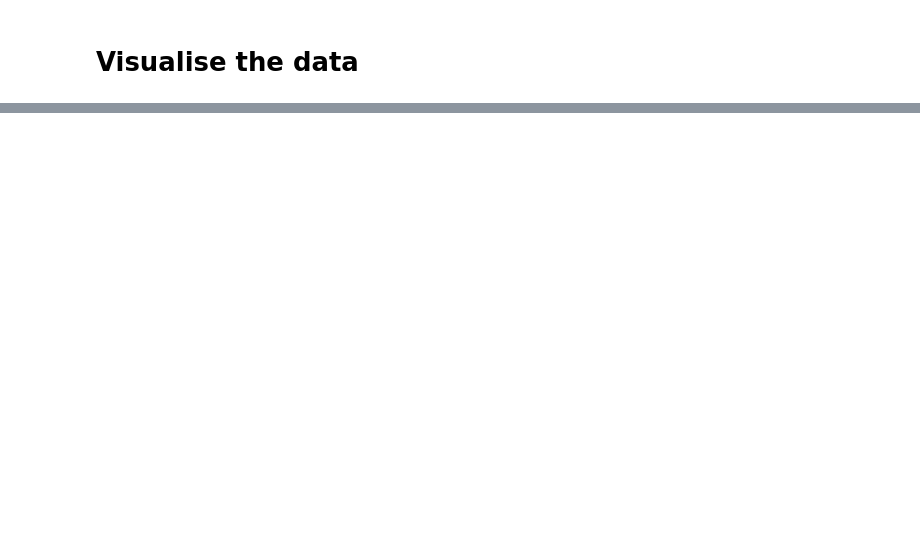
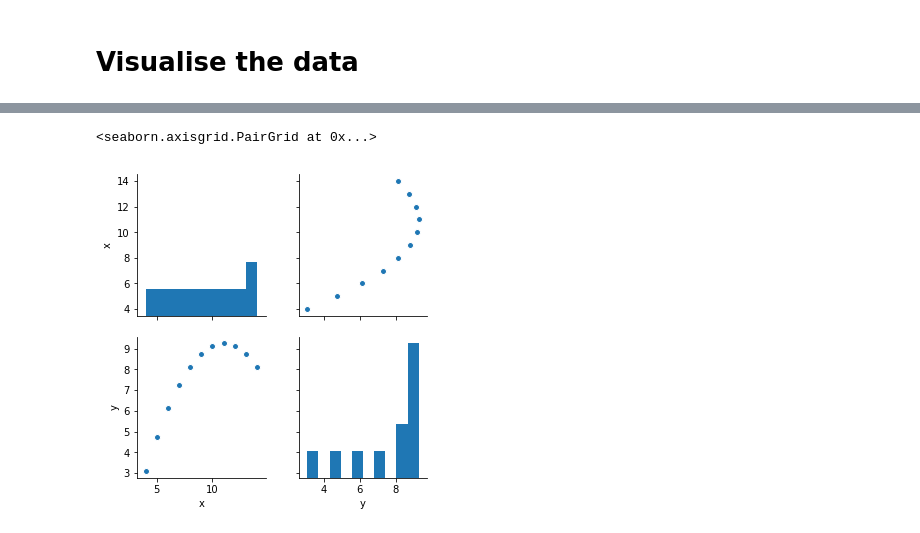
Before and after one commit to lindamonaghan/Anscombe-s_quartet_dataset, a Jupyter notebook: Anscombe’s Quartet Dataset.ipynb, the cells around one changed output, grey strips where cells are left out. Cells and saved outputs as stored; diff of their text form; code cells hidden in the pictures; blank space fills up the shorter version.

```diff
--- a/Anscombe’s Quartet Dataset.ipynb
+++ b/Anscombe’s Quartet Dataset.ipynb
@@ -50,0 +75,6 @@ NameError: name 'df' is not defined
+# %%
+dataset2 = df[['dataset', 'x', "y"]][11:22]
+sns.pairplot(dataset2)
+# %% [output]
+<seaborn.axisgrid.PairGrid at 0x...>
+[figure, added]
```
Also changed, not shown: parts of 31 cells of this notebook.
